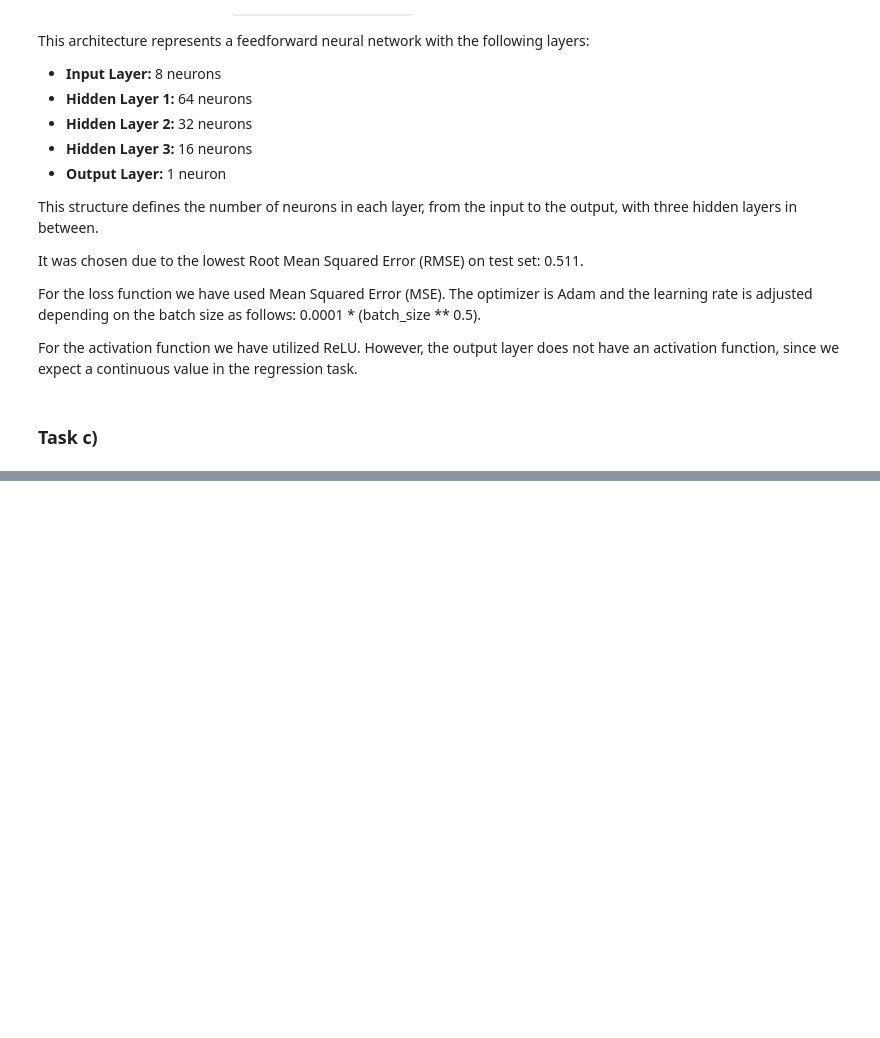
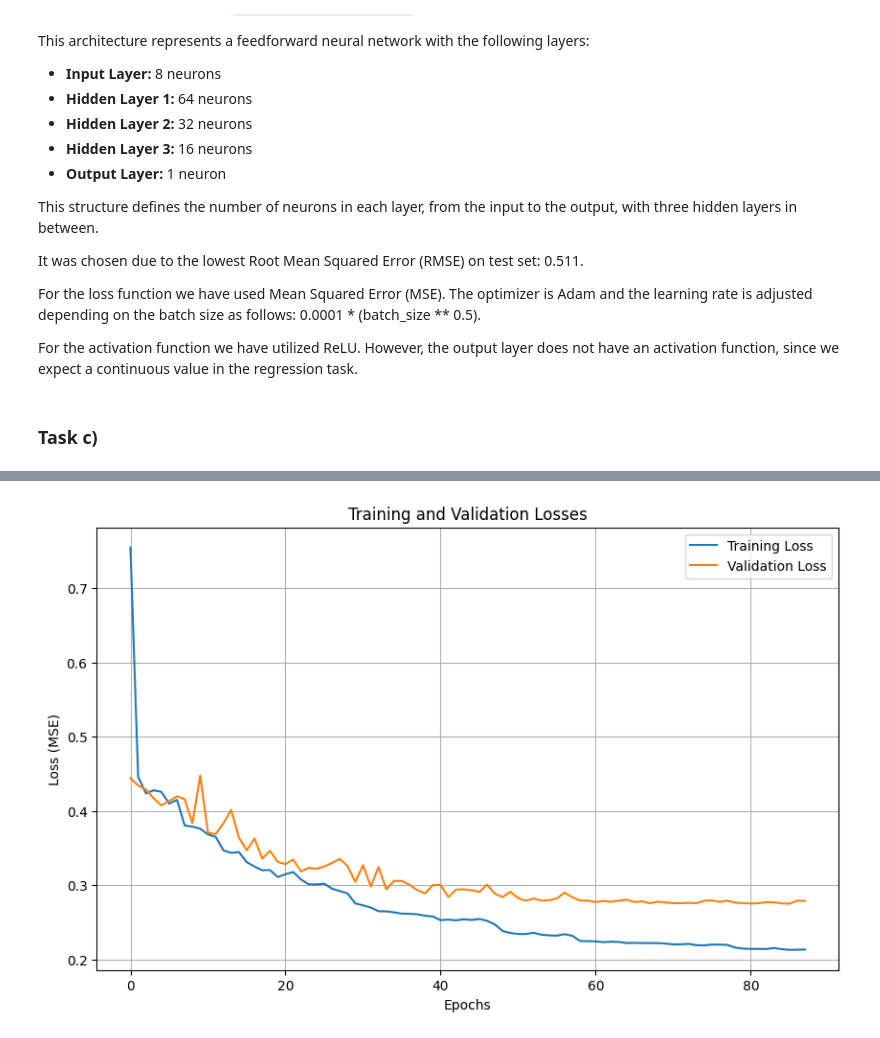
Before and after one commit to NaidaNozic/DeepLearning, a Jupyter notebook: main.ipynb, the cells around one changed output, grey strips where cells are left out. Drawn from its saved outputs; the diff is of its cells as text; code cells hidden in the pictures; blank space fills up the shorter version.

```diff
--- a/main.ipynb
+++ b/main.ipynb
@@ -569,8 +635,10 @@ For the activation function we have utilized ReLU. However, the output layer doe
 # %% [markdown]
 ### Task c)
 # %%
+set_seed(seed)
+generator = torch.Generator()
+generator.manual_seed(0)
 
-set_seed(seed)
 # **Batch Size**
 batch_size = 50
 
@@ -587,19 +655,31 @@ if not os.path.exists(model_save_dir):
 
 # Define the dataset and data loaders
 train_dataset = TensorDataset(X_new_train, y_new_train)
-train_iter = DataLoader(train_dataset, batch_size=batch_size, shuffle=True)
+train_iter = DataLoader(train_dataset, batch_size=batch_size, shuffle=True, num_workers=0,
+    worker_init_fn=seed_worker,
+    generator=generator)
 
 val_dataset = TensorDataset(X_val, y_val)
-val_iter = DataLoader(val_dataset, batch_size=batch_size, shuffle=False)
+val_iter = DataLoader(val_dataset, batch_size=batch_size, shuffle=False, num_workers=0,
+    worker_init_fn=seed_worker,
+    generator=generator)
 
 # Function to create the model
+def init_weights(m):
+    if isinstance(m, nn.Linear):
+        torch.nn.init.normal_(m.weight, mean=0, std=0.01)  # Manual initialization of weights and bias for reproducability
+        m.bias.data.fill_(0.0001)
+
 def create_model(architecture):
     layers = []
     for i in range(len(architecture) - 1):
-        layers.append(nn.Linear(architecture[i], architecture[i + 1]))
-        if i < len(architecture) - 2:  # Add ReLU for all but the output layer
+        layer = nn.Linear(architecture[i], architecture[i + 1])
+        layers.append(layer)
+        if i < len(architecture) - 2:
             layers.append(nn.ReLU())
-    return nn.Sequential(*layers)
+    model = nn.Sequential(*layers)
+    model.apply(init_weights)
+    return model
 
 # Loss function
 criterion = nn.MSELoss()
@@ -808,0 +980,13 @@ Validation loss improved to 0.7118. Saving model at epoch 4.
+# %%
+# Plot Training and Validation Losses
+plt.figure(figsize=(10, 6))
+plt.plot(train_losses, label="Training Loss")
+plt.plot(val_losses, label="Validation Loss")
+plt.xlabel("Epochs")
+plt.ylabel("Loss (MSE)")
+plt.title("Training and Validation Losses")
+plt.legend()
+plt.grid()
+plt.show()
+# %% [output]
+[figure, added]
```
Also changed, not shown: parts of 9 cells of this notebook, 36 other files.
